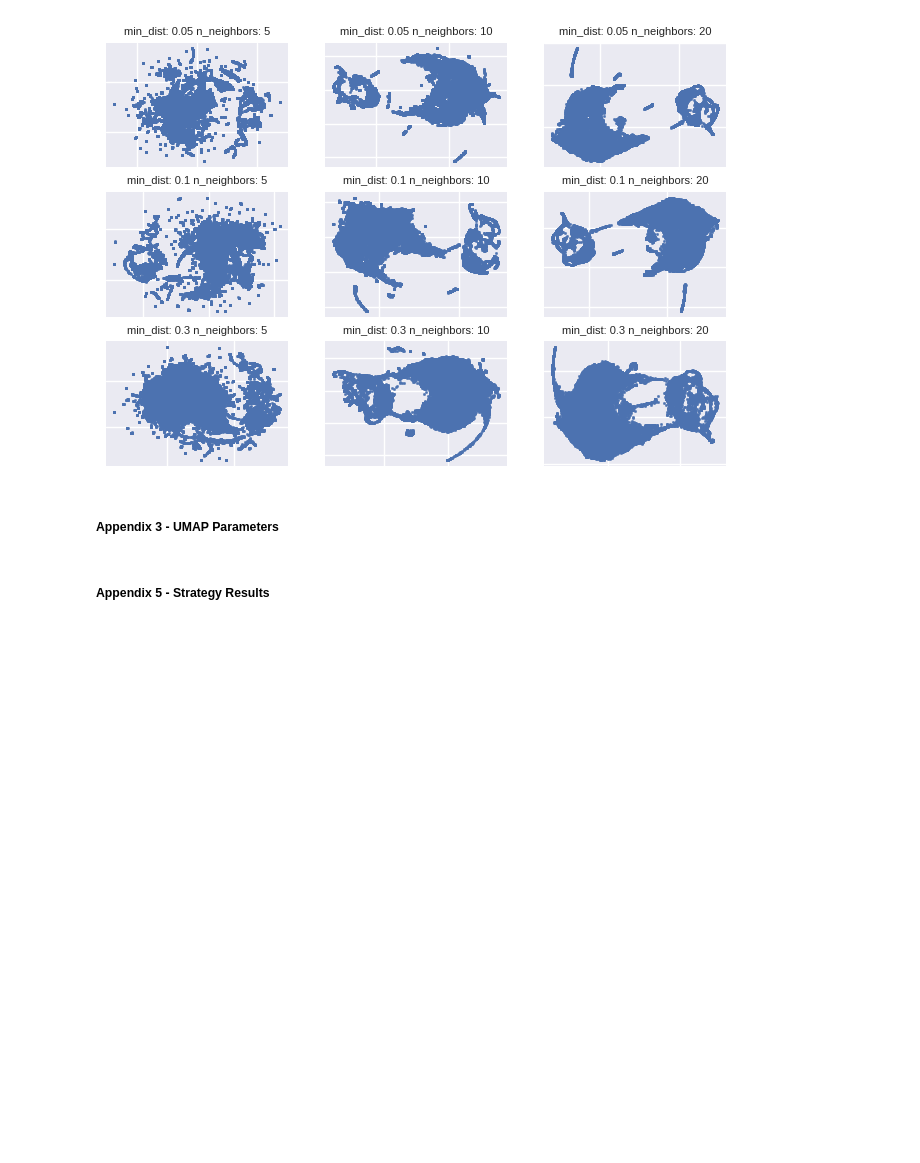
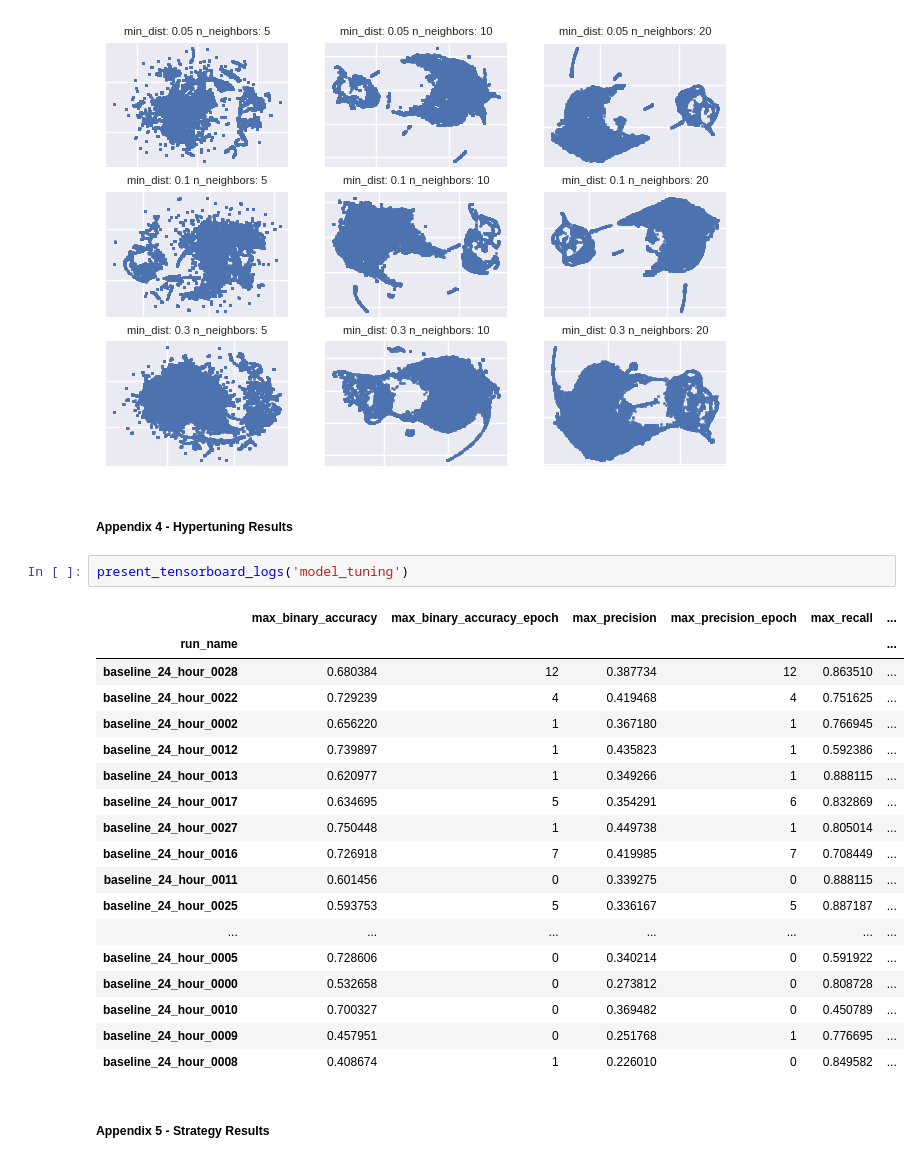
Before and after one commit to will-j-c/cqf_final_project_DL, a Jupyter notebook: report.ipynb, the cells around one changed output. Drawn from its saved outputs; the diff is of its cells as text; blank space fills up the shorter version.

```diff
--- a/report.ipynb
+++ b/report.ipynb
@@ -632,8 +644,29 @@ appendix_2
 plot_umap(X_train)
 # %% [output]
 [figure]
-# %% [markdown]
-##### Appendix 3 - UMAP Parameters
+# %% [markdown]
+##### Appendix 4 - Hypertuning Results
+# %%
+present_tensorboard_logs('model_tuning')
+# %% [output]
+|  | max_binary_accuracy | max_binary_accuracy_epoch | max_precision | max_precision_epoch | max_recall | ... |
+| run_name |  |  |  |  |  | ... |
+| baseline_24_hour_0028 | 0.680384 | 12 | 0.387734 | 12 | 0.863510 | ... |
+| baseline_24_hour_0022 | 0.729239 | 4 | 0.419468 | 4 | 0.751625 | ... |
+| baseline_24_hour_0002 | 0.656220 | 1 | 0.367180 | 1 | 0.766945 | ... |
+| baseline_24_hour_0012 | 0.739897 | 1 | 0.435823 | 1 | 0.592386 | ... |
+| baseline_24_hour_0013 | 0.620977 | 1 | 0.349266 | 1 | 0.888115 | ... |
+| baseline_24_hour_0017 | 0.634695 | 5 | 0.354291 | 6 | 0.832869 | ... |
+| baseline_24_hour_0027 | 0.750448 | 1 | 0.449738 | 1 | 0.805014 | ... |
+| baseline_24_hour_0016 | 0.726918 | 7 | 0.419985 | 7 | 0.708449 | ... |
+| baseline_24_hour_0011 | 0.601456 | 0 | 0.339275 | 0 | 0.888115 | ... |
+| baseline_24_hour_0025 | 0.593753 | 5 | 0.336167 | 5 | 0.887187 | ... |
+| ... | ... | ... | ... | ... | ... | ... |
+| baseline_24_hour_0005 | 0.728606 | 0 | 0.340214 | 0 | 0.591922 | ... |
+| baseline_24_hour_0000 | 0.532658 | 0 | 0.273812 | 0 | 0.808728 | ... |
+| baseline_24_hour_0010 | 0.700327 | 0 | 0.369482 | 0 | 0.450789 | ... |
+| baseline_24_hour_0009 | 0.457951 | 0 | 0.251768 | 1 | 0.776695 | ... |
+| baseline_24_hour_0008 | 0.408674 | 1 | 0.226010 | 0 | 0.849582 | ... |
 # %% [markdown]
 ##### Appendix 5 - Strategy Results
 # %%
```
Also changed, not shown: parts of 25 cells of this notebook, 1 other file.
